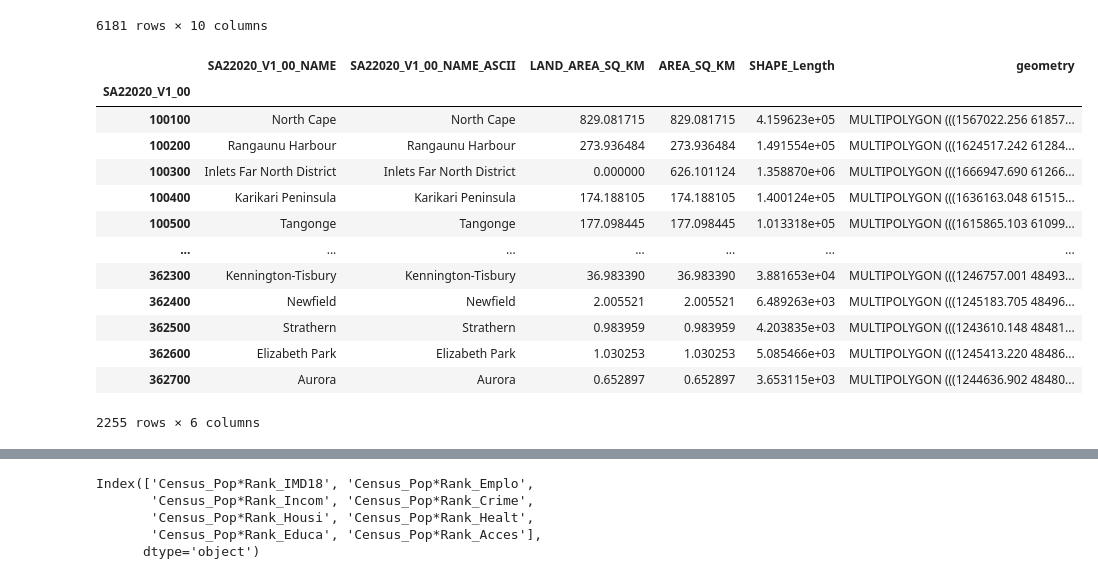
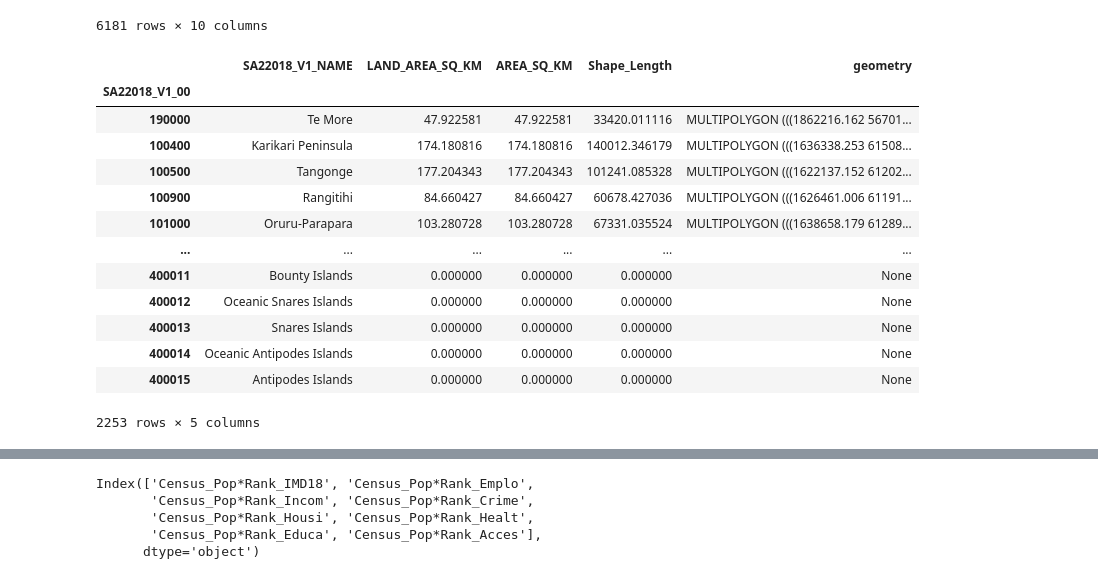
Before and after one commit to UoA-eResearch/IMD, a Jupyter notebook: IMD2018 to SA2.ipynb, the cells around one changed output, grey strips where cells are left out. Drawn from its saved outputs; the diff is of its cells as text; code cells hidden in the pictures.

```diff
--- a/IMD2018 to SA2.ipynb
+++ b/IMD2018 to SA2.ipynb
@@ -55,24 +58,24 @@ imd
 # %%
 imd.geometry = imd.representative_point()
 # %%
-sa2 = gpd.read_file("input/statsnzstatistical-area-2-2020-generalised-FGDB.zip!statistical-area-2-2020-generalised.gdb")
-sa2 = sa2.set_index("SA22020_V1_00")
+sa2 = gpd.read_file("input/statsnzstatistical-area-2-2018-generalised-FGDB.zip!statistical-area-2-2018-generalised.gdb")
+sa2 = sa2.set_index("SA22018_V1_00")
 sa2
 # %% [output]
-|  | SA22020_V1_00_NAME | SA22020_V1_00_NAME_ASCII | LAND_AREA_SQ_KM | AREA_SQ_KM | SHAPE_Length | geometry |
-| SA22020_V1_00 |  |  |  |  |  |  |
-| 100100 | North Cape | North Cape | 829.081715 | 829.081715 | 4.159623e+05 | MULTIPOLYGON (((1567022.256 61857... |
-| 100200 | Rangaunu Harbour | Rangaunu Harbour | 273.936484 | 273.936484 | 1.491554e+05 | MULTIPOLYGON (((1624517.242 61284... |
-| 100300 | Inlets Far North District | Inlets Far North District | 0.000000 | 626.101124 | 1.358870e+06 | MULTIPOLYGON (((1666947.690 61266... |
-| 100400 | Karikari Peninsula | Karikari Peninsula | 174.188105 | 174.188105 | 1.400124e+05 | MULTIPOLYGON (((1636163.048 61515... |
-| 100500 | Tangonge | Tangonge | 177.098445 | 177.098445 | 1.013318e+05 | MULTIPOLYGON (((1615865.103 61099... |
-| ... | ... | ... | ... | ... | ... | ... |
-| 362300 | Kennington-Tisbury | Kennington-Tisbury | 36.983390 | 36.983390 | 3.881653e+04 | MULTIPOLYGON (((1246757.001 48493... |
-| 362400 | Newfield | Newfield | 2.005521 | 2.005521 | 6.489263e+03 | MULTIPOLYGON (((1245183.705 48496... |
-| 362500 | Strathern | Strathern | 0.983959 | 0.983959 | 4.203835e+03 | MULTIPOLYGON (((1243610.148 48481... |
-| 362600 | Elizabeth Park | Elizabeth Park | 1.030253 | 1.030253 | 5.085466e+03 | MULTIPOLYGON (((1245413.220 48486... |
-| 362700 | Aurora | Aurora | 0.652897 | 0.652897 | 3.653115e+03 | MULTIPOLYGON (((1244636.902 48480... |
+|  | SA22018_V1_NAME | LAND_AREA_SQ_KM | AREA_SQ_KM | Shape_Length | geometry |
+| SA22018_V1_00 |  |  |  |  |  |
+| 190000 | Te More | 47.922581 | 47.922581 | 33420.011116 | MULTIPOLYGON (((1862216.162 56701... |
+| 100400 | Karikari Peninsula | 174.180816 | 174.180816 | 140012.346179 | MULTIPOLYGON (((1636338.253 61508... |
+| 100500 | Tangonge | 177.204343 | 177.204343 | 101241.085328 | MULTIPOLYGON (((1622137.152 61202... |
+| 100900 | Rangitihi | 84.660427 | 84.660427 | 60678.427036 | MULTIPOLYGON (((1626461.006 61191... |
+| 101000 | Oruru-Parapara | 103.280728 | 103.280728 | 67331.035524 | MULTIPOLYGON (((1638658.179 61289... |
+| ... | ... | ... | ... | ... | ... |
+| 400011 | Bounty Islands | 0.000000 | 0.000000 | 0.000000 | None |
+| 400012 | Oceanic Snares Islands | 0.000000 | 0.000000 | 0.000000 | None |
+| 400013 | Snares Islands | 0.000000 | 0.000000 | 0.000000 | None |
+| 400014 | Oceanic Antipodes Islands | 0.000000 | 0.000000 | 0.000000 | None |
+| 400015 | Antipodes Islands | 0.000000 | 0.000000 | 0.000000 | None |
-2255 rows × 6 columns
+2253 rows × 5 columns
 # %%
 joined = gpd.sjoin(sa2, imd)
 joined
```
Also changed, not shown: parts of 11 cells of this notebook, 2 other files.
